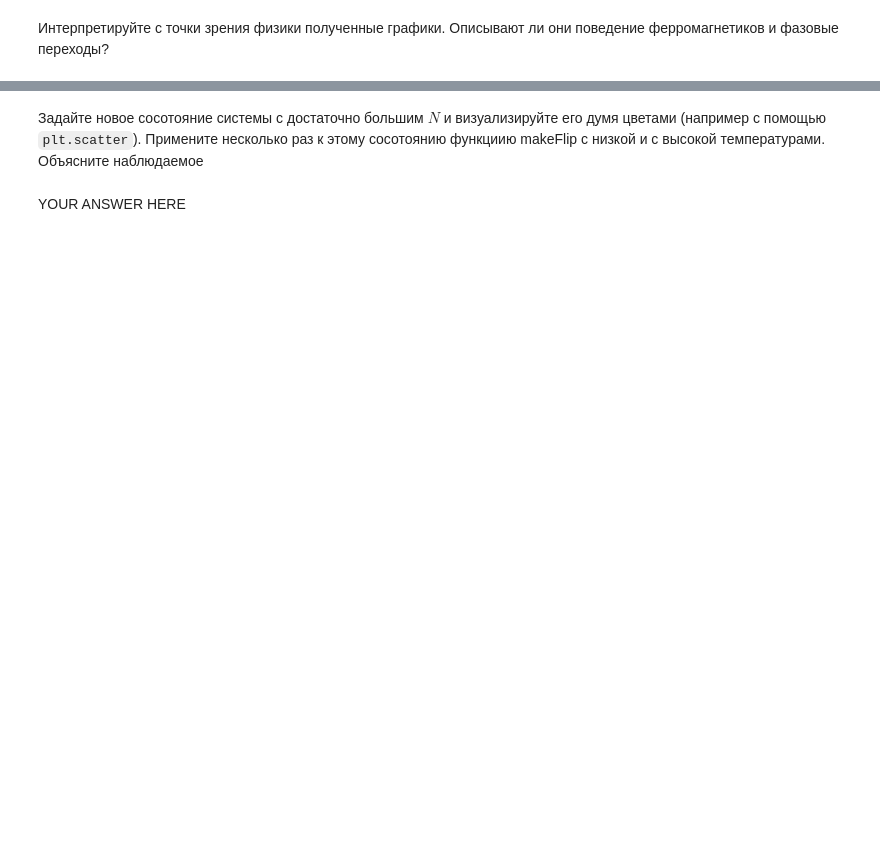
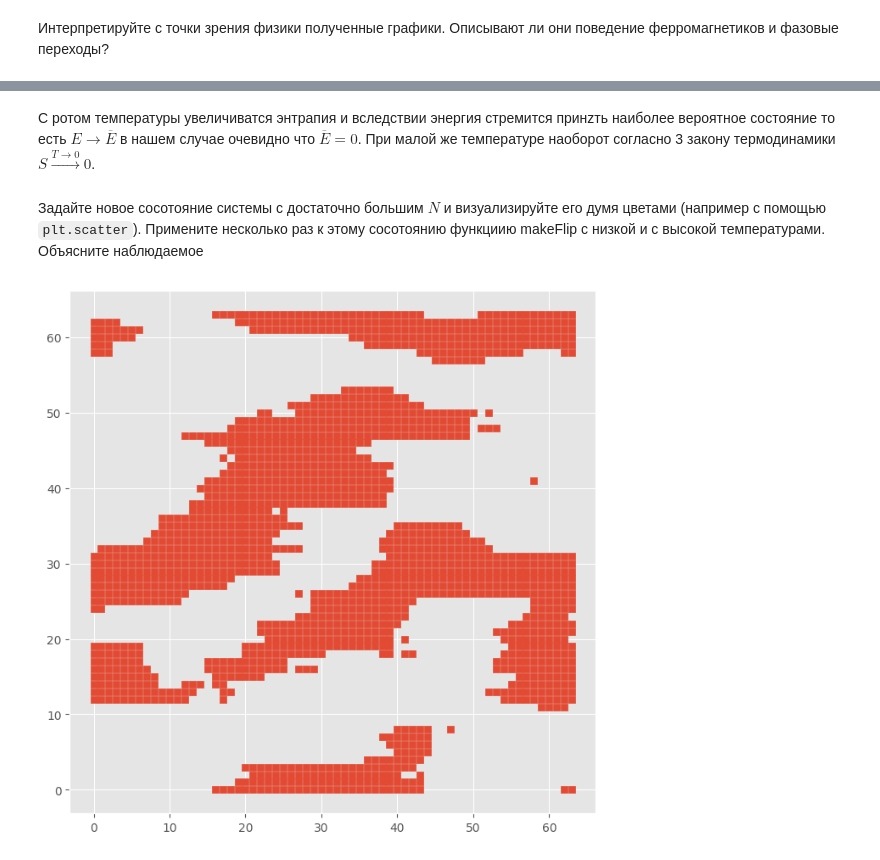
Before and after one commit to Clai101/Comp_Ph, a Jupyter notebook: Monte-Carlo.ipynb, the cells around one changed output, grey strips where cells are left out. Drawn from its saved outputs; the diff is of its cells as text; code cells hidden in the pictures; blank space fills up the shorter version.

```diff
--- a/Monte-Carlo.ipynb
+++ b/Monte-Carlo.ipynb
@@ -308,0 +269,8 @@ def getEnergy(state):
+# %%
+def getEnergy(state):
+    E = 0
+    N = len(state)
+    for i in range(N):
+        for j in range(N):
+         E += float(state[i][j]) * (state[(i - 1)%N][j] + state[(i - 1)%N][j] + state[i][(j + 1)%N] + state[i][(j - 1)%N])
+    return E
@@ -309,16 +279,10 @@ def getEnergy(state):
 # %% [markdown]
 5. Напишите функцию, которая будет рассчитывать значение намагниченности всей системы $M=\sum \sigma$
-# %%
-def getMagnetization(state):
-    '''
-    Функция, рассчитывает значение намагниченности всей системы
-    ---------
-    Аргументы:
-    state - numpy ndarray of ints, массив состояния системы размера NxN
-    --------
-    Функция возвращает:
-    M - float, значение намагниченности системы
-    '''
-    # YOUR CODE HERE
-    raise NotImplementedError()
-    return M
+# %%
+def getMagnetization(state):
+    M = 0
+    N = len(state)
+    for i in range(N):
+        for j in range(N):
+            M += state[i][j]
+    return M
@@ -376,2 +343,4 @@ YOUR ANSWER HERE
+# %% [markdown]
+С ротом температуры увеличиватся энтрапия и вследствии энергия стремится принzть наиболее вероятное состояние то есть $E \rightarrow \overline{E}$ в нашем случае очевидно что $\overline{E} = 0$. При малой же температуре наоборот согласно 3 закону термодинамики $S \xrightarrow{T \rightarrow 0} 0$.
 # %% [markdown]
 Задайте новое сосотояние системы с достаточно большим $N$ и визуализируйте его думя цветами (например с помощью `plt.scatter`). Примените несколько раз к этому сосотоянию функциию makeFlip с низкой и с высокой температурами. Объясните наблюдаемое
@@ -389,2 +347,17 @@ raise NotImplementedError()
-# %% [markdown]
-YOUR ANSWER HERE
+# %%
+N = 64
+state = getInitialState(N)
+for i in range(50):
+    state = makeFlip(0.5, state)
+x = []
+y = []
+for i in range(N):
+    for j in range(N):
+        if state[i][j] == -1:
+            x.append(i)
+            y.append(j)
+plt.figure(figsize = (8, 8))
+plt.scatter(x, y, marker ="s")
+plt.show()
+# %% [output]
+[figure, added]
```
Also changed, not shown: parts of 18 cells of this notebook.
